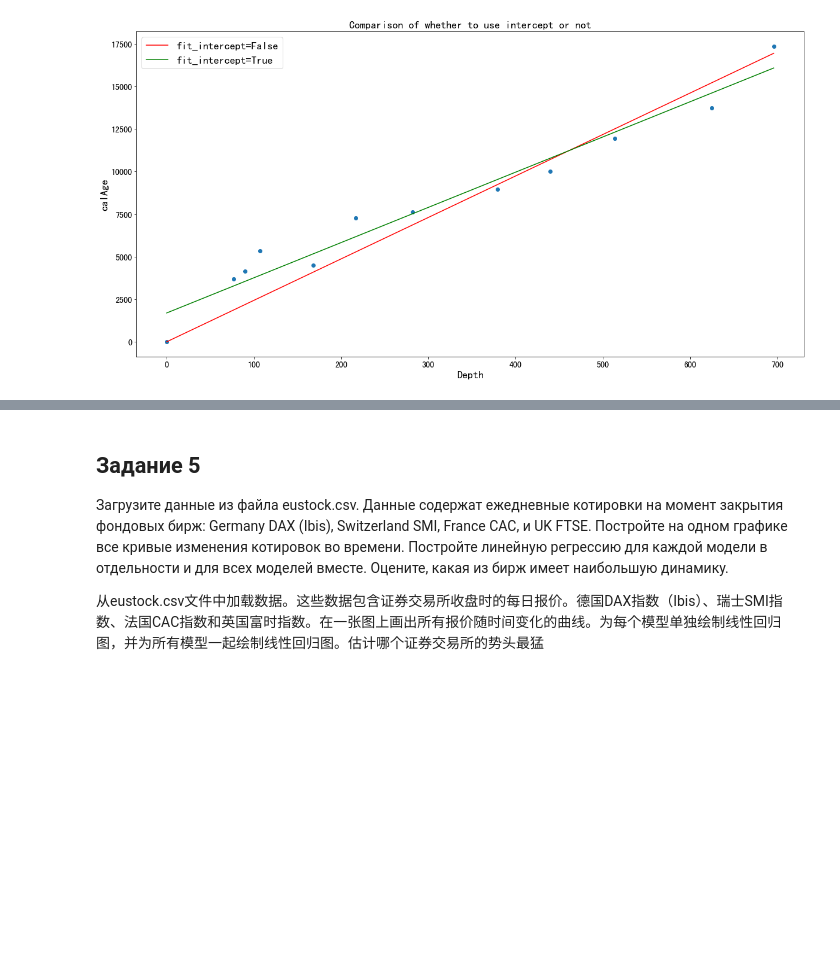
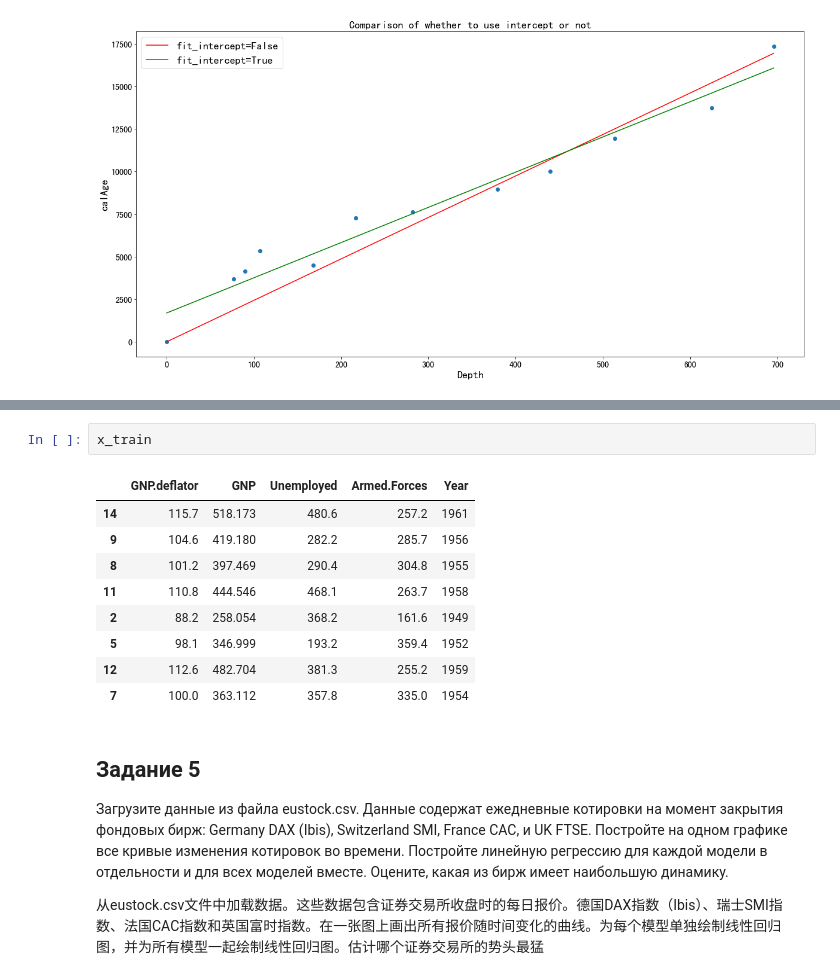
Before and after one commit to NekoSilverFox/Machine-learning, a Jupyter notebook: 150 - 回归算法 - SPbSTU - lab5/lab5 - 线性回归.ipynb, the cells around one changed output, grey strips where cells are left out. Cells and saved outputs as stored; diff of their text form; blank space fills up the shorter version.

```diff
--- a/150 - 回归算法 - SPbSTU - lab5/lab5 - 线性回归.ipynb
+++ b/150 - 回归算法 - SPbSTU - lab5/lab5 - 线性回归.ipynb
@@ -221,3 +305,15 @@ array([    0.        ,  1874.81961114,  2191.34759744,  2605.26881029,
+# %%
+x_train
+# %% [output]
+|  | GNP.deflator | GNP | Unemployed | Armed.Forces | Year |
+| 14 | 115.7 | 518.173 | 480.6 | 257.2 | 1961 |
+| 9 | 104.6 | 419.180 | 282.2 | 285.7 | 1956 |
+| 8 | 101.2 | 397.469 | 290.4 | 304.8 | 1955 |
+| 11 | 110.8 | 444.546 | 468.1 | 263.7 | 1958 |
+| 2 | 88.2 | 258.054 | 368.2 | 161.6 | 1949 |
+| 5 | 98.1 | 346.999 | 193.2 | 359.4 | 1952 |
+| 12 | 112.6 | 482.704 | 381.3 | 255.2 | 1959 |
+| 7 | 100.0 | 363.112 | 357.8 | 335.0 | 1954 |
 # %% [markdown]
 ## Задание 5
 
```
Also changed, not shown: parts of 5 cells of this notebook.
